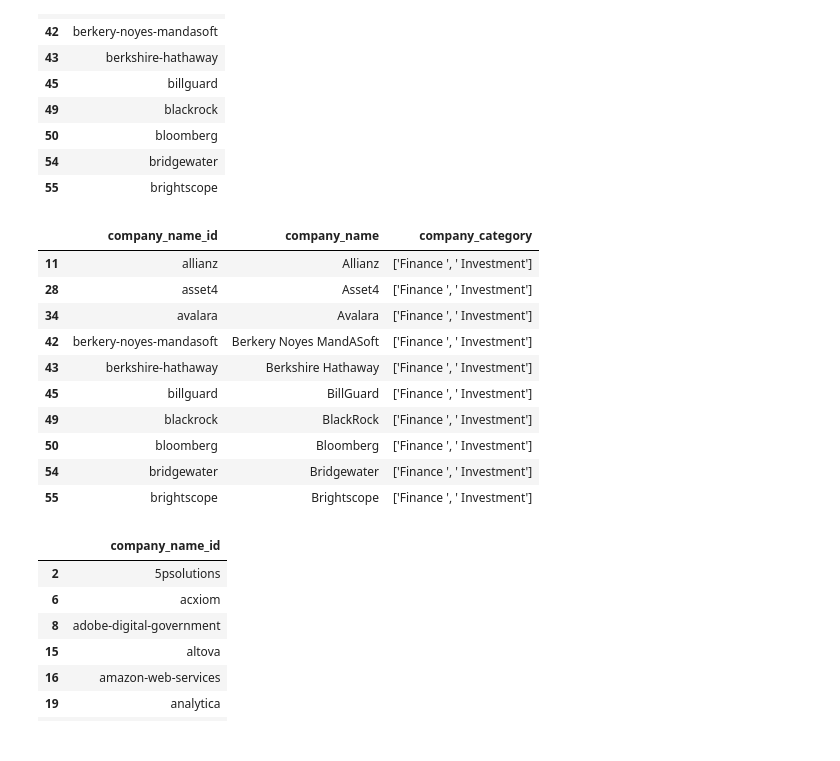
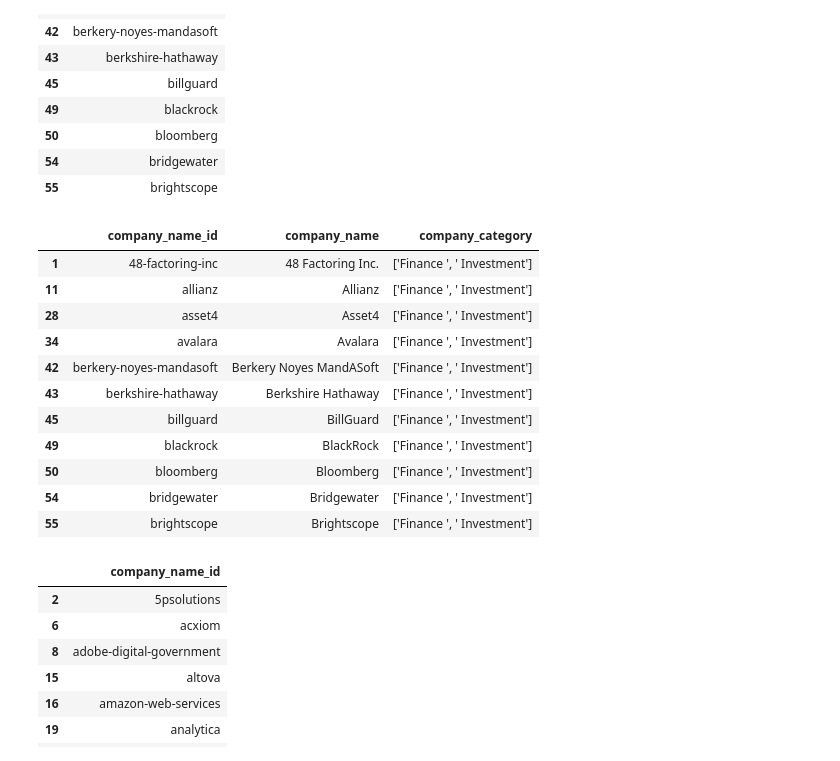
Before and after one commit to tyncho08/DiploDatos, a Jupyter notebook: No supervisado/Recomendaciones_por_Contenido_US_Companies.ipynb, the cells around one changed output. Saved outputs shown, nothing was run; the diff lists cells and outputs as text; code cells hidden in the pictures.

```diff
--- a/No supervisado/Recomendaciones_por_Contenido_US_Companies.ipynb
+++ b/No supervisado/Recomendaciones_por_Contenido_US_Companies.ipynb
@@ -9 +9,4 @@ df = pd.DataFrame(data)
+# %%
+data = pd.read_csv('Dataset/us_companies_filtered.csv')
+df = pd.DataFrame(data)
 # %%
@@ -114,9 +129,10 @@ pd.DataFrame(company_recommendations('48-factoring-inc').head(10))
 | 54 | bridgewater |
 | 55 | brightscope |
 # %%
-df.loc[[11,28,34,42,43,45,49,50,54,55]]
+df.loc[[1,11,28,34,42,43,45,49,50,54,55]]
 # %% [output]
 |  | company_name_id | company_name | company_category |
+| 1 | 48-factoring-inc | 48 Factoring Inc. | ['Finance ', ' Investment'] |
 | 11 | allianz | Allianz | ['Finance ', ' Investment'] |
 | 28 | asset4 | Asset4 | ['Finance ', ' Investment'] |
 | 34 | avalara | Avalara | ['Finance ', ' Investment'] |
```
Also changed, not shown: parts of 17 cells of this notebook, 1 other file.
